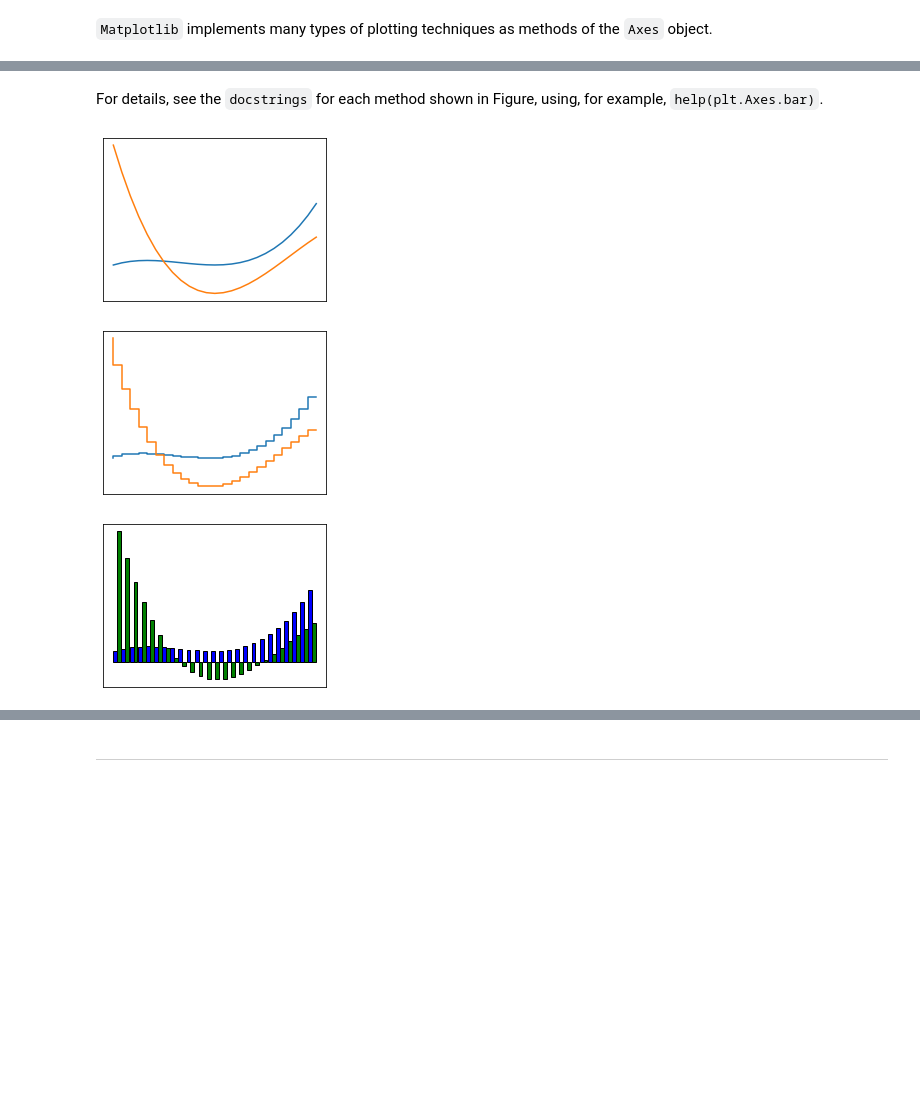
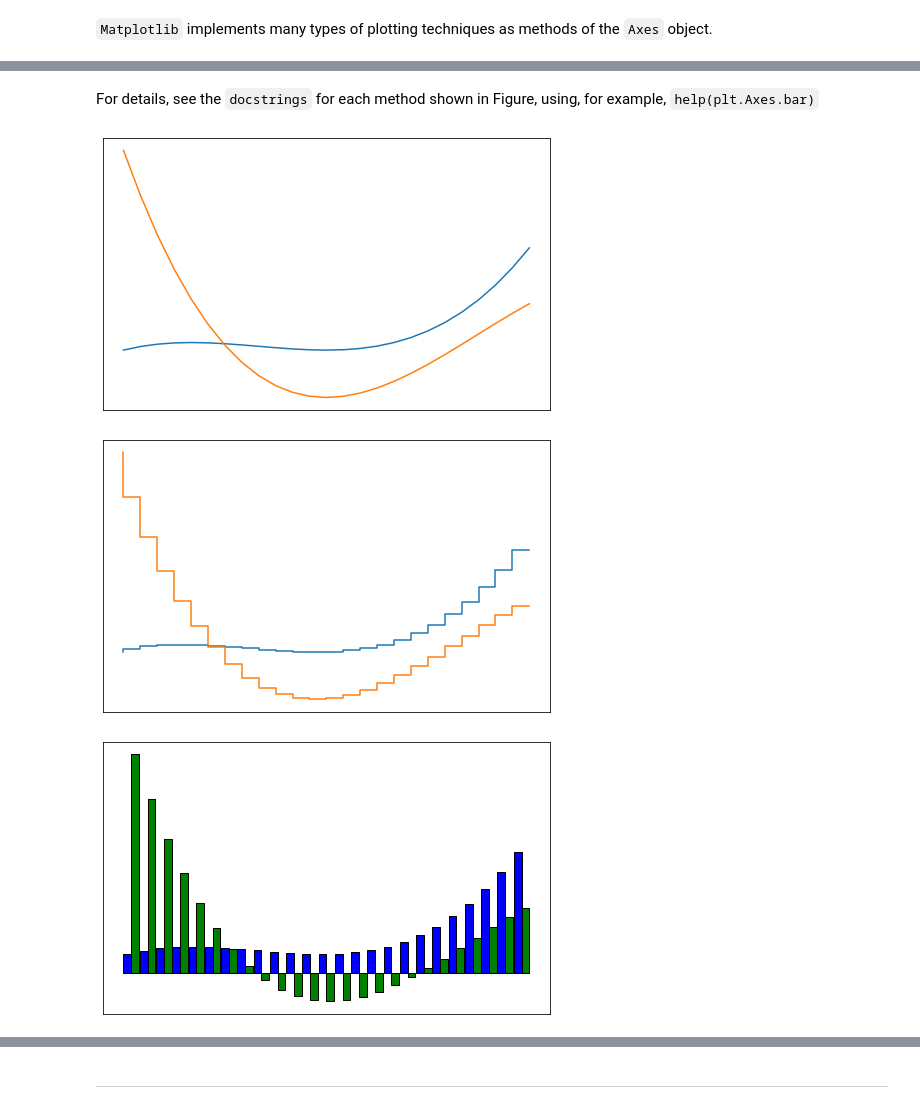
Before and after one commit to SeoulTechPSE/EngNm, a Jupyter notebook: ch04_code.ipynb, the cells around one changed output, grey strips where cells are left out. Cells and saved outputs as stored; diff of their text form; code cells hidden in the pictures; blank space fills up the shorter version.

```diff
--- a/ch04_code.ipynb
+++ b/ch04_code.ipynb
@@ -18,6 +20,7 @@ Updated source code listings for Numerical Python - A Practical Techniques Appro
 # %%
 import matplotlib as mpl
 import matplotlib.pyplot as plt
+mpl.rcParams['font.size'] = 14.0
 # %%
 import numpy as np
 import sympy
@@ -47,6 +50,3 @@ ax.legend();
-# %%
-mpl.rcParams["font.family"] = "serif"
-mpl.rcParams["font.size"] = "12"
 # %%
 fig, ax = plt.subplots()
 
@@ -73,6 +73,3 @@ ax.legend(loc=2, ncol=3, fontsize=14, frameon=False);
-# %%
-mpl.rcParams["font.family"] = "sans-serif"
-mpl.rcParams["font.size"] = "10"
 # %% [markdown]
 ## Interactive and noninteractive modes
 # %% [markdown]
@@ -180,7 +180,7 @@ respectively. This allows us to set and retain full control of the properties of
 # %% [markdown]
 <center><img src="./figs/fig4.6.png" alt="Overview of selected 2D graph types" width="800"/> </center>
 # %% [markdown]
-For details, see the `docstrings` for each method shown in Figure, using, for example, `help(plt.Axes.bar)`.
+For details, see the `docstrings` for each method shown in Figure, using, for example, `help(plt.Axes.bar)`
 # %%
 def hide_labels(fig, ax, fignum):
 
@@ -199,25 +199,25 @@ x = np.linspace(-3, 3, 25)
 y1 = x**3 + 3*x**2 +10
 y2 = -1.5*x**3 + 10*x**2 - 15
 # %%
-fig, ax = plt.subplots(figsize=(4, 3))
+fig, ax = plt.subplots(figsize=(8, 5))
 
 ax.plot(x, y1)
 ax.plot(x, y2)
 
 hide_labels(fig, ax, 1)
 # %% [output]
-[figure, old version]
+[figure, new version]
 # %%
-fig, ax = plt.subplots(figsize=(4, 3))
+fig, ax = plt.subplots(figsize=(8, 5))
 
 ax.step(x, y1)
 ax.step(x, y2)
 
 hide_labels(fig, ax, 2)
 # %% [output]
-[figure, old version]
+[figure, new version]
 # %%
-fig, ax = plt.subplots(figsize=(4, 3))
+fig, ax = plt.subplots(figsize=(8, 5))
 
 width = 6/50
 
@@ -226,5 +226,5 @@ ax.bar(x +width/2, y2, width=width, color="green", edgecolor="black")
 
 hide_labels(fig, ax, 3)
 # %% [output]
-[figure, old version]
+[figure, new version]
 # %%
```
Also changed, not shown: parts of 60 cells of this notebook, 14 other files.
